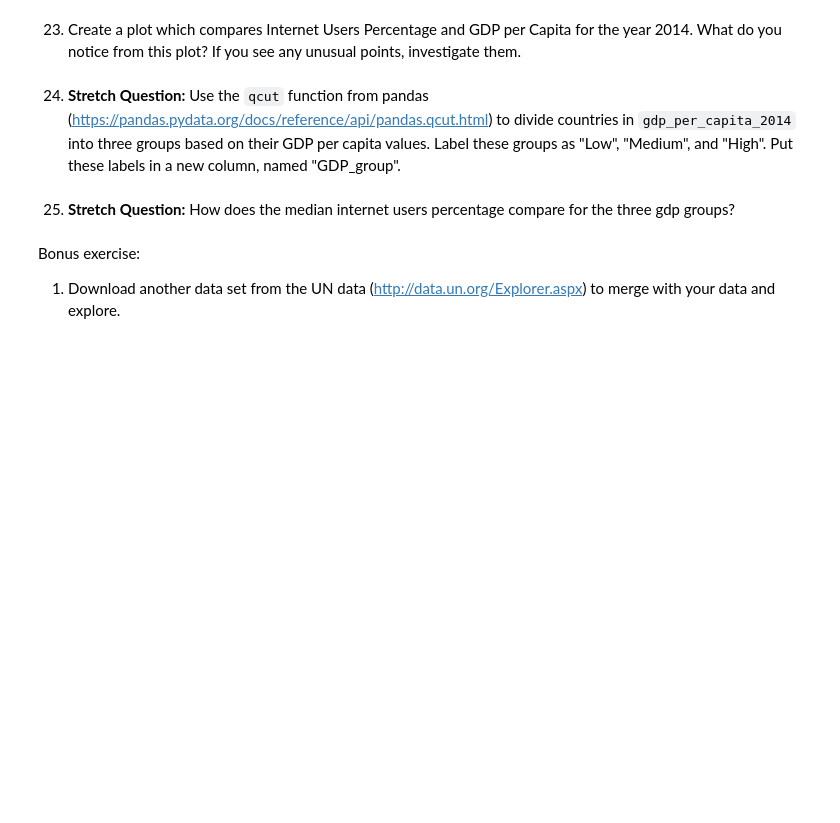
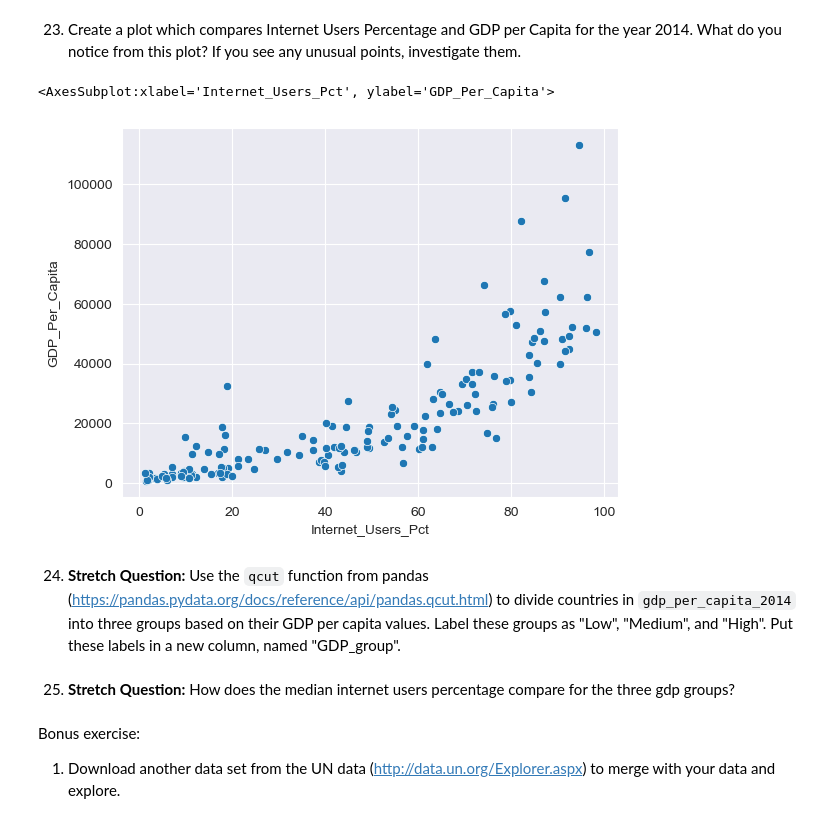
Before and after one commit to SchreinerJS/gdp_and_internet_usage, a Jupyter notebook: notebooks/un_datasets.ipynb, the cells around one changed output. Drawn from its saved outputs; the diff is of its cells as text; code cells hidden in the pictures; blank space fills up the shorter version.

```diff
--- a/notebooks/un_datasets.ipynb
+++ b/notebooks/un_datasets.ipynb
@@ -1197,2 +1196,5 @@ g.map_dataframe(sns.lineplot, x="Year", y="GDP_Per_Capita")
 # %% [markdown]
 22. Subset `gdp_and_internet_use` to just the year 2014. Save this as a new dataframe named `gdp_and_internet_use_2014`.
+# %%
+gdp_and_internet_use_2014 = gdp_and_internet_use.loc[gdp_and_internet_use['Year'] == '2014-01-01']
+gdp_and_internet_use_2014
@@ -1199,5 +1215,12 @@ g.map_dataframe(sns.lineplot, x="Year", y="GDP_Per_Capita")
 # %% [markdown]
 23. Create a plot which compares Internet Users Percentage and GDP per Capita for the year 2014. What do you notice from this plot? If you see any unusual points, investigate them.
+# %%
+sns.scatterplot (x="Internet_Users_Pct",
+                    y="GDP_Per_Capita",
+                    data=gdp_and_internet_use_2014)
+# %% [output]
+<AxesSubplot:xlabel='Internet_Users_Pct', ylabel='GDP_Per_Capita'>
+[figure, added]
 # %% [markdown]
 24. **Stretch Question:** Use the `qcut` function from pandas (https://pandas.pydata.org/docs/reference/api/pandas.qcut.html) to divide countries in `gdp_per_capita_2014` into three groups based on their GDP per capita values. Label these groups as "Low", "Medium", and "High". Put these labels in a new column, named "GDP_group".
 # %% [markdown]
```
Also changed, not shown: parts of 52 cells of this notebook.
